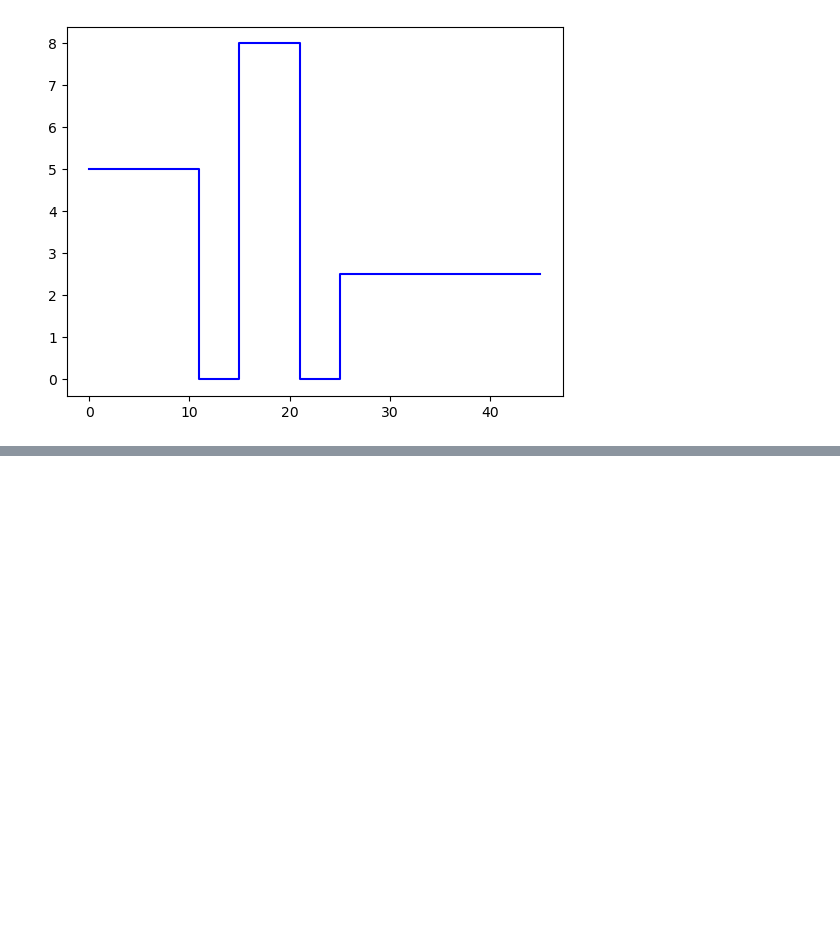
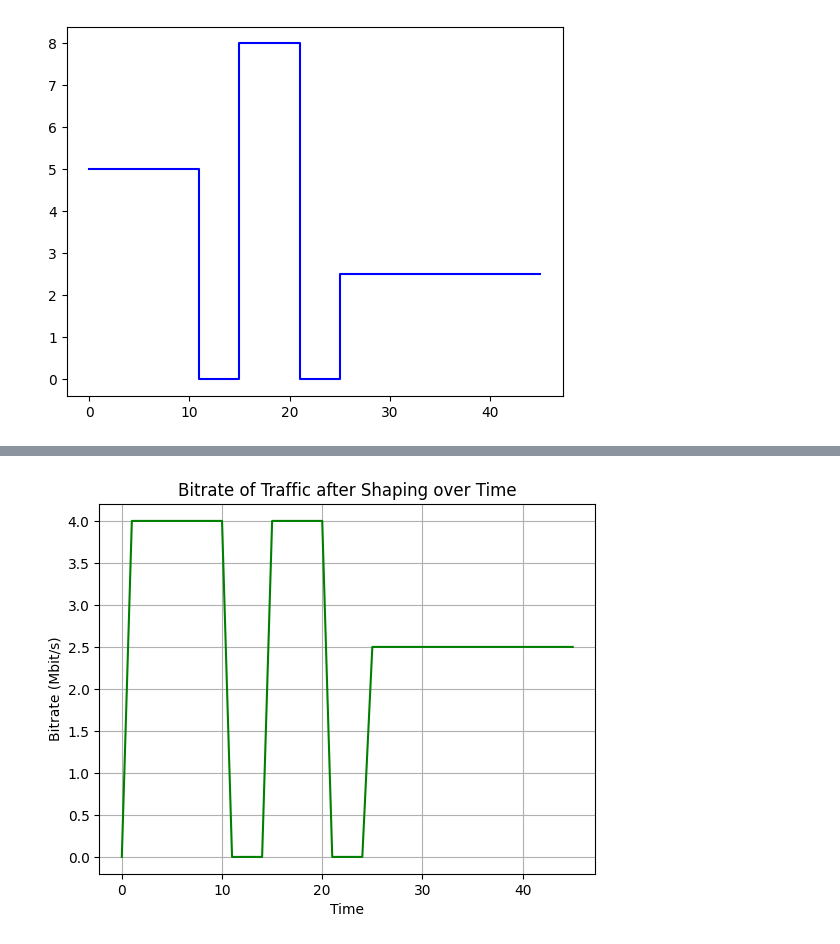
Before and after one commit to dmitrijs-voronovs/VU-net-perf, a Jupyter notebook: a2/as2.ipynb, the cells around one changed output, grey strips where cells are left out. Cells and saved outputs as stored; diff of their text form; code cells hidden in the pictures; blank space fills up the shorter version.

```diff
--- a/a2/as2.ipynb
+++ b/a2/as2.ipynb
@@ -14,0 +43,27 @@ plt.step(range(len(traffic)), traffic, where='post', color='blue')
+# %%
+# task 3
+import matplotlib.pyplot as plt
+import numpy as np
+
+def get_shaped_traffic(traffic, shaping_rate):
+    shaped_traffic = np.zeros(len(traffic))
+    for i in range(1, len(traffic)):
+        if traffic[i] > shaping_rate:
+            shaped_traffic[i] = shaping_rate
+        else:
+            shaped_traffic[i] = traffic[i]
+    return shaped_traffic
+
+def plot_shaped_traffic(traffic, shaped_traffic):
+    plt.plot(range(len(traffic)), shaped_traffic, color='green')
+    plt.xlabel('Time')
+    plt.ylabel('Bitrate (Mbit/s)')
+    plt.title('Bitrate of Traffic after Shaping over Time')
+    plt.grid(True)
+    plt.show()
+
+shaping_rate = 4
+shaped_traffic = get_shaped_traffic(traffic, shaping_rate)
+plot_shaped_traffic(traffic, shaped_traffic)
+# %% [output]
+[figure, added]
```
Also changed, not shown: parts of 10 cells of this notebook, 1 other file.
